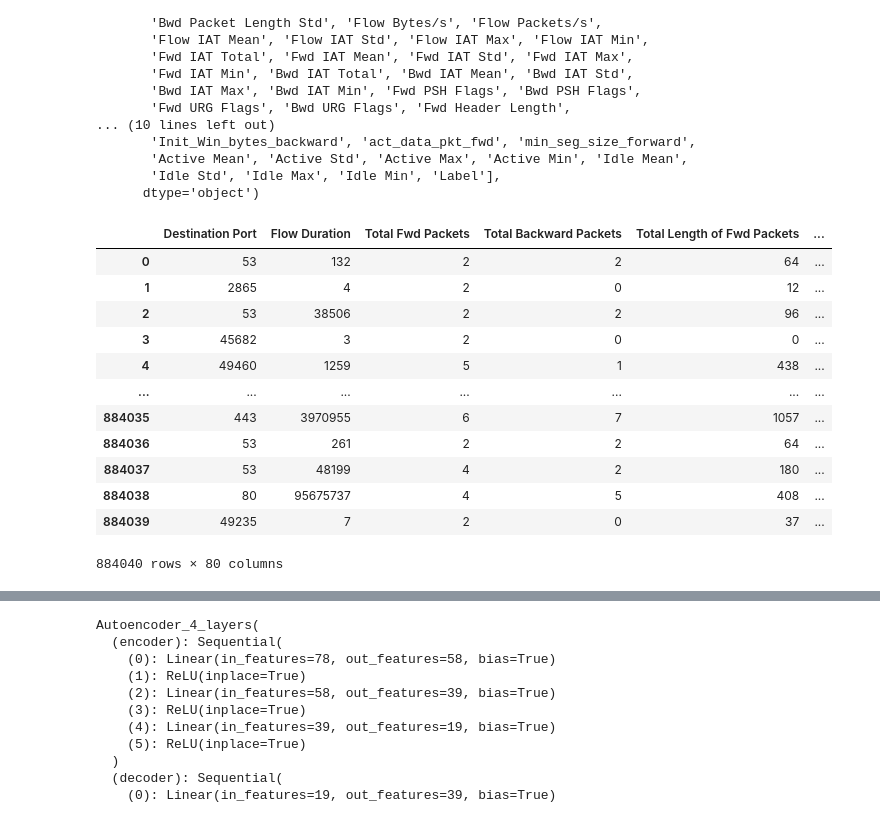
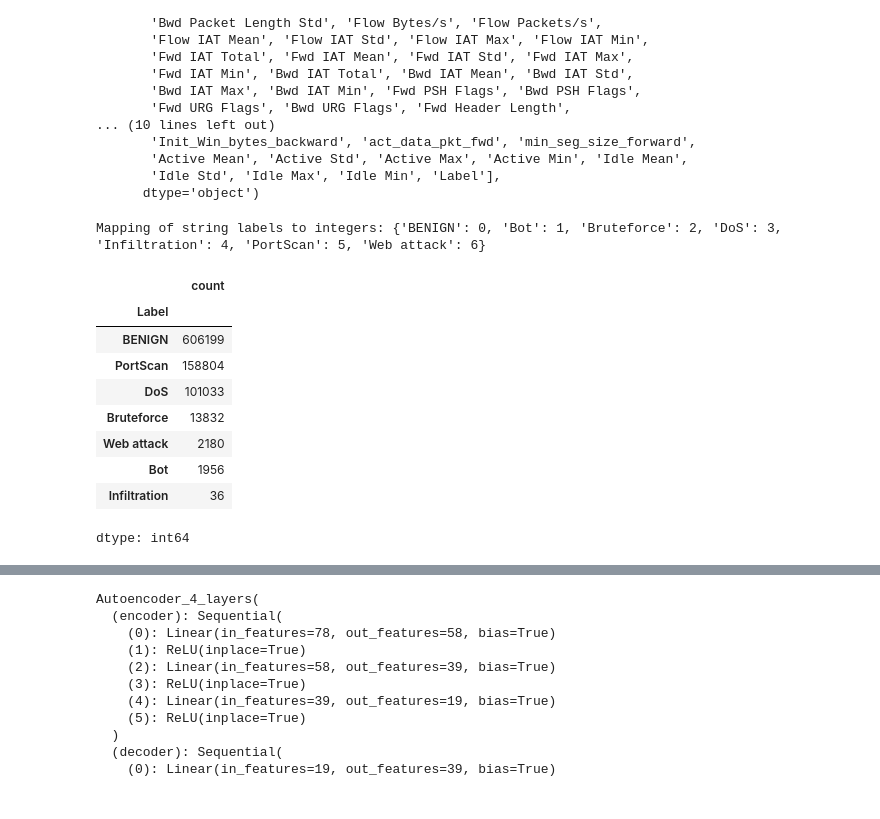
Before and after one commit to ganel1113s/fyp, a Jupyter notebook: CICIDS2017.ipynb, the cells around one changed output, grey strips where cells are left out. Saved outputs shown, nothing was run; the diff lists cells and outputs as text; code cells hidden in the pictures.

```diff
--- a/CICIDS2017.ipynb
+++ b/CICIDS2017.ipynb
@@ -249,5 +270,5 @@ final_df.to_parquet('CIC-DDOS-2017_reduced.parquet')
 # %%
-final_df = pd.read_parquet('CIC-DDOS-2017_reduced.parquet')
+final_df = pd.read_parquet('/content/drive/MyDrive/FYP/CIC-DDOS-2017_reduced.parquet')
 # %%
 final_df.columns
 # %% [output]
@@ -270,19 +291,25 @@ Index(['Destination Port', 'Flow Duration', 'Total Fwd Packets',
       dtype='object')
 # %%
 final_df['Label_Binary'] = final_df.apply(lambda row:row['Label'] != 'BENIGN', axis = 1)
+# %%
+from sklearn.preprocessing import LabelEncoder
+# Encode class names to numerical labels
+label_encoder = LabelEncoder()
+final_df['Label_Encoded'] = label_encoder.fit_transform(final_df['Label'])
+# %%
+print("Mapping of string labels to integers:", dict(zip(label_encoder.classes_, range(len(label_encoder.classes_)))))
+# %% [output]
+Mapping of string labels to integers: {'BENIGN': 0, 'Bot': 1, 'Bruteforce': 2, 'DoS': 3, 'Infiltration': 4, 'PortScan': 5, 'Web attack': 6}
 # %%
-final_df
+final_df['Label'].value_counts()
 # %% [output]
-|  | Destination Port | Flow Duration | Total Fwd Packets | Total Backward Packets | Total Length of Fwd Packets | ... |
-| 0 | 53 | 132 | 2 | 2 | 64 | ... |
-| 1 | 2865 | 4 | 2 | 0 | 12 | ... |
-| 2 | 53 | 38506 | 2 | 2 | 96 | ... |
-| 3 | 45682 | 3 | 2 | 0 | 0 | ... |
-| 4 | 49460 | 1259 | 5 | 1 | 438 | ... |
-| ... | ... | ... | ... | ... | ... | ... |
-| 884035 | 443 | 3970955 | 6 | 7 | 1057 | ... |
-| 884036 | 53 | 261 | 2 | 2 | 64 | ... |
-| 884037 | 53 | 48199 | 4 | 2 | 180 | ... |
-| 884038 | 80 | 95675737 | 4 | 5 | 408 | ... |
-| 884039 | 49235 | 7 | 2 | 0 | 37 | ... |
+|  | count |
+| Label |  |
+| BENIGN | 606199 |
+| PortScan | 158804 |
+| DoS | 101033 |
+| Bruteforce | 13832 |
+| Web attack | 2180 |
+| Bot | 1956 |
+| Infiltration | 36 |
-884040 rows × 80 columns
+dtype: int64
```
Also changed, not shown: parts of 70 cells of this notebook.
